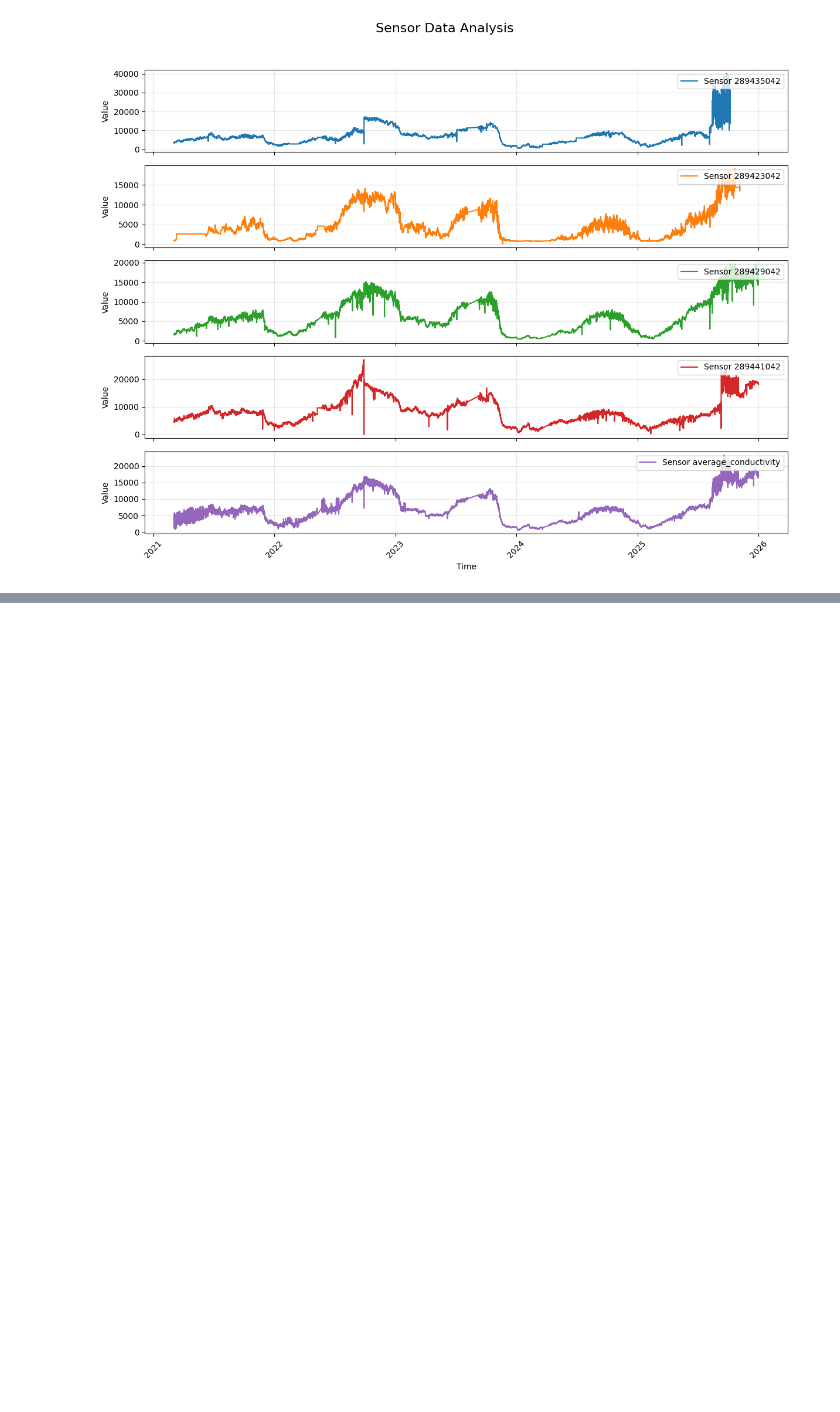
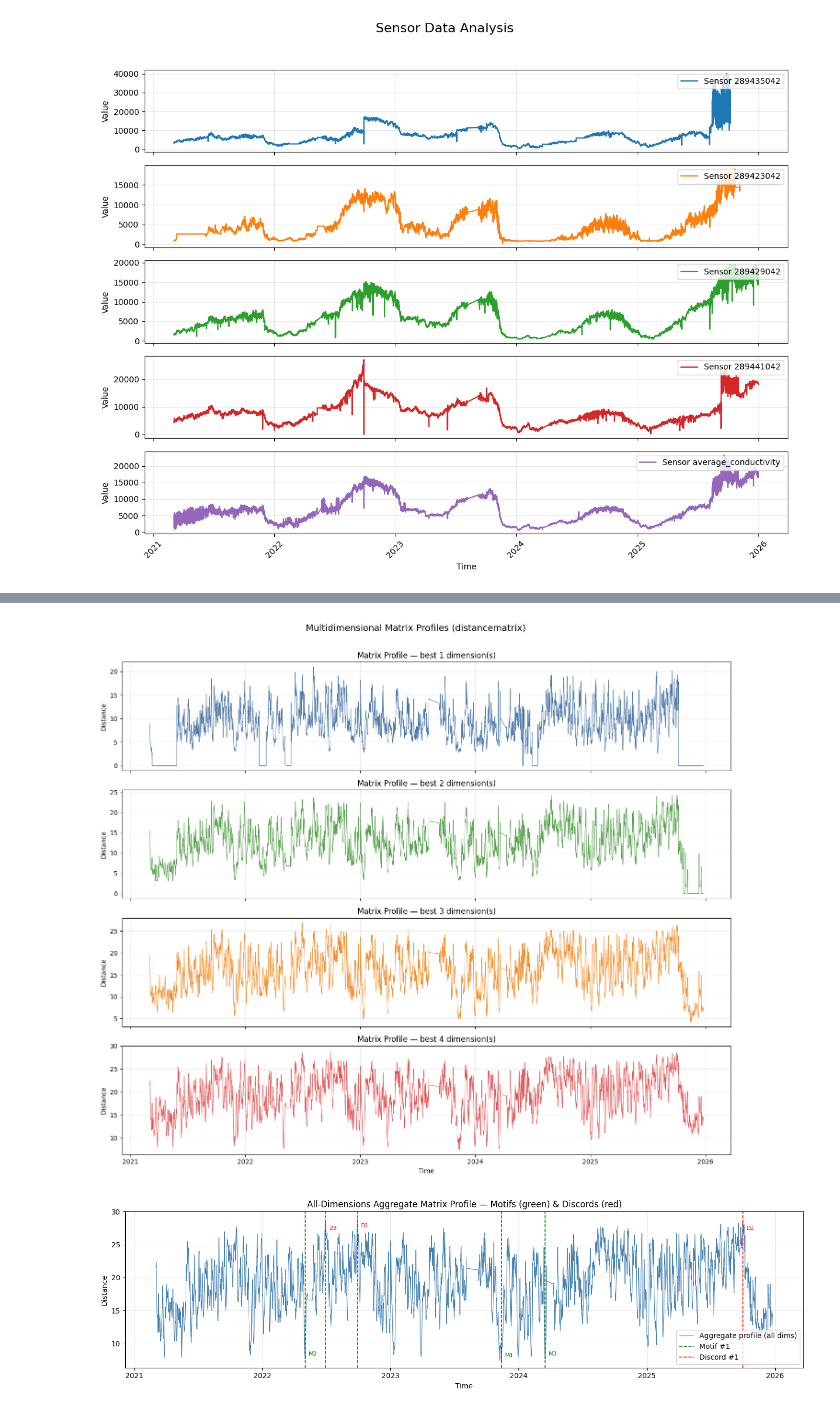
Before and after one commit to ShehabEldeenAyman/Gent-Terneuzen-canal, a Jupyter notebook: time_series_analysis/seriesdistancematrix.ipynb, the cells around one changed output, grey strips where cells are left out. Drawn from its saved outputs; the diff is of its cells as text; code cells hidden in the pictures; blank space fills up the shorter version.

```diff
--- a/time_series_analysis/seriesdistancematrix.ipynb
+++ b/time_series_analysis/seriesdistancematrix.ipynb
@@ -215,0 +223,74 @@ print(f"Top discord indices : {discords}")
+# %%
+time_index = final_df.index
+profile_index = time_index[: len(aggregate_profile)]   # profile is m-1 shorter than T
+
+# ── Figure 1: Per-dimension matrix profiles ────────────────────────────────────
+n_dims = mmp.shape[0]
+fig, axes = plt.subplots(n_dims, 1, figsize=(14, 3 * n_dims), sharex=True)
+dim_colors = ['#4e79a7', '#59a14f', '#f28e2b', '#e15759']
+
+for k in range(n_dims):
+    ax = axes[k]
+    ax.plot(profile_index, mmp[k], color=dim_colors[k], linewidth=0.8)
+    ax.set_ylabel("Distance")
+    ax.set_title(f"Matrix Profile — best {k+1} dimension(s)")
+    ax.grid(True, alpha=0.25)
+
+axes[-1].set_xlabel("Time")
+plt.suptitle("Multidimensional Matrix Profiles (distancematrix)", fontsize=14, y=1.01)
+plt.tight_layout()
+plt.show()
+
+# ── Figure 2: Aggregate profile with motif & discord annotations ───────────────
+fig, ax = plt.subplots(figsize=(14, 4))
+ax.plot(profile_index, aggregate_profile, color='steelblue', linewidth=0.8, label="Aggregate profile (all dims)")
+
+for rank, idx in enumerate(motifs):
+    ax.axvline(profile_index[idx], color='green', linestyle='--', linewidth=1.2,
+               label=f"Motif #{rank+1}" if rank == 0 else "_")
+    ax.annotate(f"M{rank+1}", xy=(profile_index[idx], aggregate_profile[idx]),
+                xytext=(5, 5), textcoords='offset points', color='green', fontsize=8)
+
+for rank, idx in enumerate(discords):
+    ax.axvline(profile_index[idx], color='red', linestyle='--', linewidth=1.2,
+               label=f"Discord #{rank+1}" if rank == 0 else "_")
+    ax.annotate(f"D{rank+1}", xy=(profile_index[idx], aggregate_profile[idx]),
+                xytext=(5, -12), textcoords='offset points', color='red', fontsize=8)
+
+ax.set_ylabel("Distance")
+ax.set_xlabel("Time")
+ax.set_title("All-Dimensions Aggregate Matrix Profile — Motifs (green) & Discords (red)")
+ax.legend()
+ax.grid(True, alpha=0.25)
+plt.tight_layout()
+plt.show()
+
+# ── Figure 3: Raw sensor signals with motif/discord windows highlighted ─────────
+fig, axes = plt.subplots(len(sensors), 1, figsize=(14, 3 * len(sensors)), sharex=True)
+
+for i, sensor in enumerate(sensors):
+    ax = axes[i]
+    ax.plot(time_index, final_df[sensor].values, color=colors[i], linewidth=0.7, label=f"Sensor {sensor}")
+
+    for rank, idx in enumerate(motifs):
+        start, end = time_index[idx], time_index[min(idx + m - 1, len(time_index) - 1)]
+        ax.axvspan(start, end, color='green', alpha=0.15,
+                   label="Motif window" if rank == 0 and i == 0 else "_")
+
+    for rank, idx in enumerate(discords):
+        start, end = time_index[idx], time_index[min(idx + m - 1, len(time_index) - 1)]
+        ax.axvspan(start, end, color='red', alpha=0.15,
+                   label="Discord window" if rank == 0 and i == 0 else "_")
+
+    ax.set_ylabel("Conductivity")
+    ax.legend(loc='upper right', fontsize=8)
+    ax.grid(True, alpha=0.25)
+
+axes[0].legend(loc='upper right', fontsize=8)
+axes[-1].set_xlabel("Time")
+plt.suptitle("Sensor Readings — Motif Windows (green) & Discord Windows (red)", fontsize=14, y=1.01)
+plt.tight_layout()
+plt.show()
+# %% [output]
+[figure, added]
+[figure, added]
```
Also changed, not shown: parts of 2 cells of this notebook, 3 other files.
